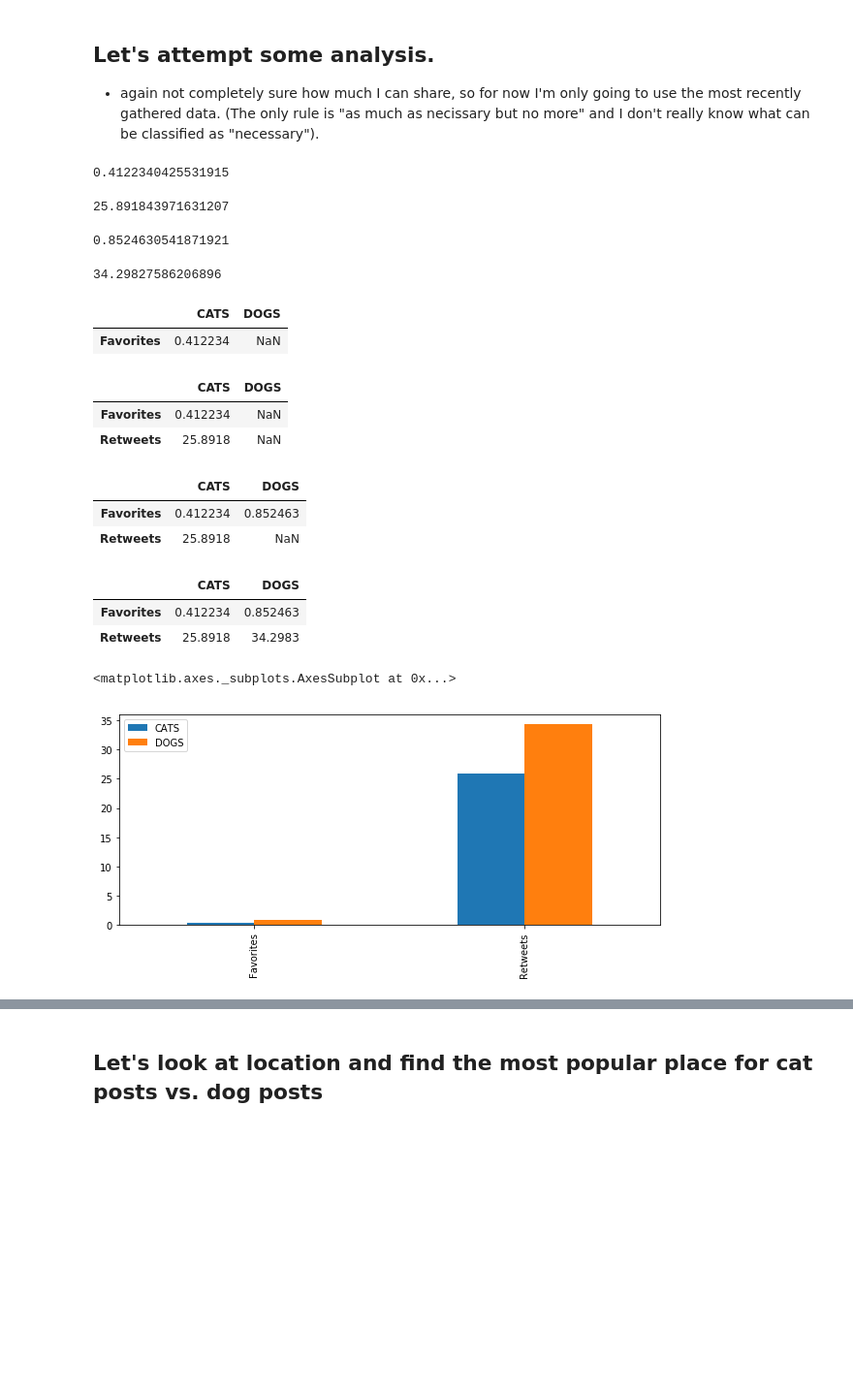
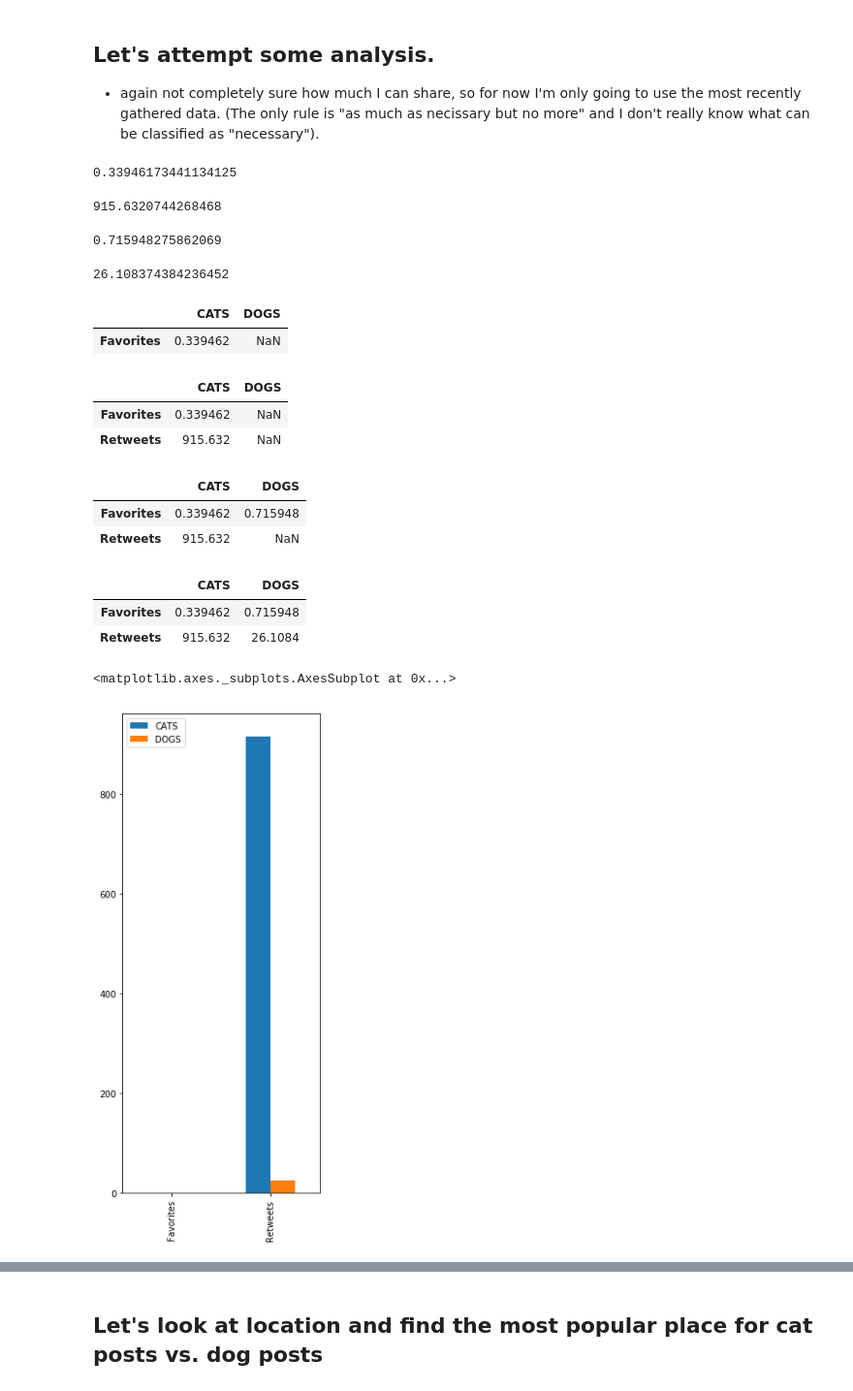
Before and after one commit to Data-Science-for-Linguists/Dog_vs_Cat_Neologisms_on_Twitter, a Jupyter notebook: Project.ipynb, the cells around one changed output, grey strips where cells are left out. Shown: that part at 97% size. Saved outputs shown, nothing was run; the diff lists cells and outputs as text; code cells hidden in the pictures; blank space fills up the shorter version.

```diff
--- a/Project.ipynb
+++ b/Project.ipynb
@@ -13,7 +13,7 @@ InteractiveShell.ast_node_interactivity = "all"
 # %%
 # the key variables
 consumerKey = "XXXXXXXX"
-consumerSecret ="XXXXXXXXX"
+consumerSecret ="XXXXXXX"
 # %%
 #authentication
 auth = tweepy.OAuthHandler(consumerKey, consumerSecret)
@@ -191,11 +186,11 @@ for tweet in results:
 #read in old csv files
 tcat = pd.read_csv(filepath + 'cat_tweets.csv')
 tdog = pd.read_csv(filepath + 'dog_tweets.csv')
+# %%
+#append the old and new csv
+tcat_df = tcat_df.append(tcat)
+tdog_df = tdog_df.append(tdog)
 # %%
-#append the old and new csv
-tcat_df.append(tcat, ignore_index=True)
-tdog_df.append(tdog, ignore_index=True)
-
 # Write out the DF as a new CSV file
 tcat_df.to_csv('cat_tweets.csv')
 tdog_df.to_csv('dog_tweets.csv')
@@ -250,31 +214,31 @@ dog_fav
 dog_rt = tdog_df['tweetRetweetCt'].mean()
 dog_rt
 # %% [output]
-0.4122340425531915
+0.33946173441134125
-25.891843971631207
+915.6320744268468
-0.8524630541871921
+0.715948275862069
-34.29827586206896
+26.108374384236452
 # %%
 # okay, now for the bar graph
 grouped = pd.DataFrame(columns = ['CATS', 'DOGS'])
 grouped.set_value('Favorites', 'CATS', cat_fav)
 grouped.set_value('Retweets', 'CATS', cat_rt)
 grouped.set_value('Favorites', 'DOGS', dog_fav)
 grouped.set_value('Retweets', 'DOGS', dog_rt)
 
-grouped.plot.bar(figsize=(10,4))
+grouped.plot.bar(figsize=(4,10))
 plt.show()
 # %% [output]
 |  | CATS | DOGS |
-| Favorites | 0.412234 | NaN |
+| Favorites | 0.339462 | NaN |
 |  | CATS | DOGS |
-| Favorites | 0.412234 | NaN |
-| Retweets | 25.8918 | NaN |
+| Favorites | 0.339462 | NaN |
+| Retweets | 915.632 | NaN |
 |  | CATS | DOGS |
-| Favorites | 0.412234 | 0.852463 |
-| Retweets | 25.8918 | NaN |
+| Favorites | 0.339462 | 0.715948 |
+| Retweets | 915.632 | NaN |
 |  | CATS | DOGS |
-| Favorites | 0.412234 | 0.852463 |
-| Retweets | 25.8918 | 34.2983 |
+| Favorites | 0.339462 | 0.715948 |
+| Retweets | 915.632 | 26.1084 |
 <matplotlib.axes._subplots.AxesSubplot at 0x...>
-[figure, old version]
+[figure, new version]
```
Also changed, not shown: parts of 22 cells of this notebook, 1 other file.
